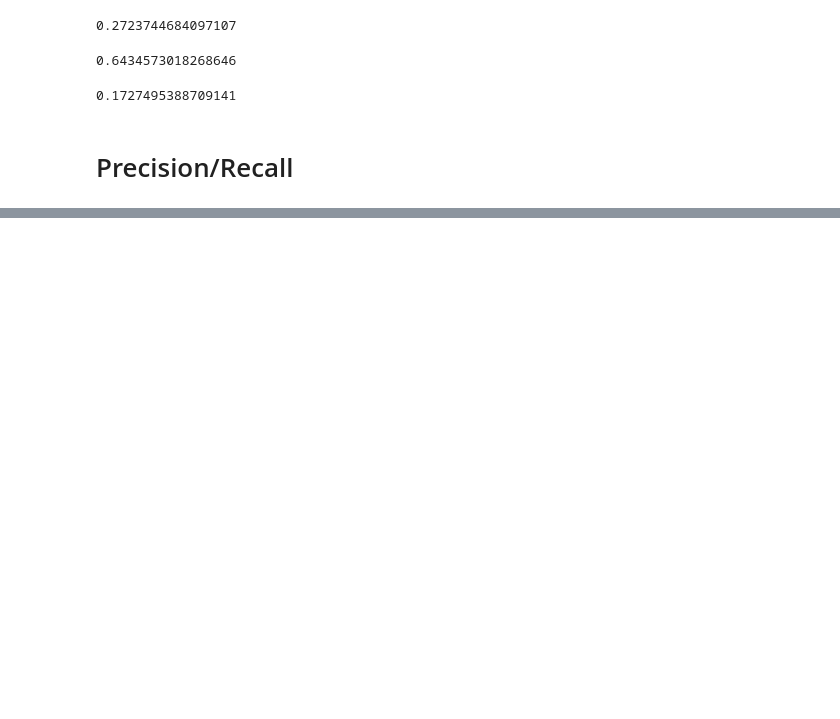
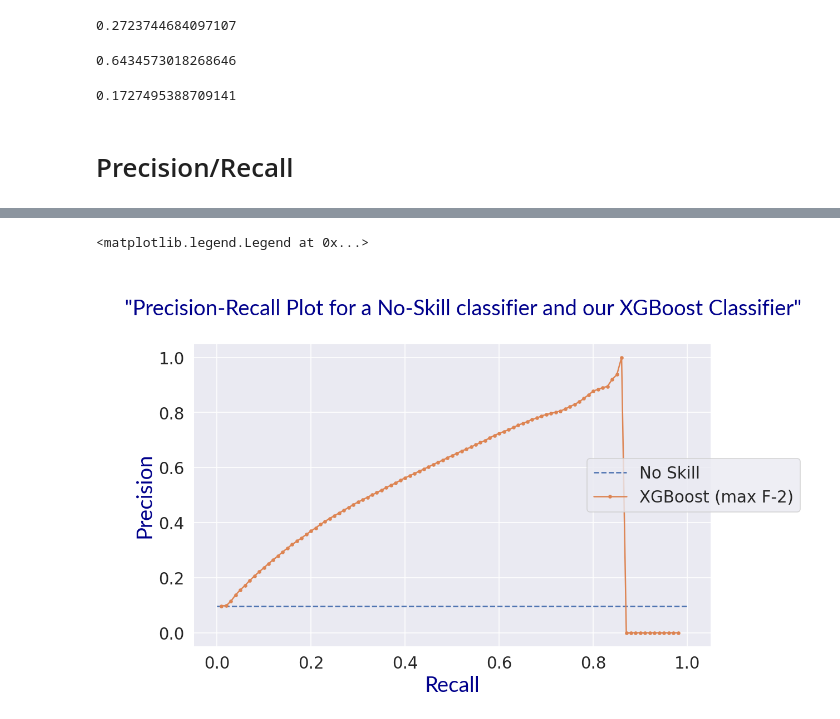
Before and after one commit to edubu2/metis-project3, a Jupyter notebook: code/model_analysis.ipynb, the cells around one changed output, grey strips where cells are left out. Cells and saved outputs as stored; diff of their text form; code cells hidden in the pictures; blank space fills up the shorter version.

```diff
--- a/code/model_analysis.ipynb
+++ b/code/model_analysis.ipynb
@@ -298,0 +343,9 @@ plt.title("Precision-Recall Curve");
+# %%
+#setup precision/recall graph
+
+no_skill = len(y_test[y_test==1]) / len(y_test)
+
+recall = np.array(list(f2_recall_thresholds.keys()))
+precision = np.array(list(f2_precision_thresholds.values()))
+np.nan_to_num(precision, 0)
+recall, precision
@@ -298,0 +370,29 @@ plt.title("Precision-Recall Curve");
+# %%
+label_font = {'family': 'Lato',
+    'color':  'darkblue',
+    'weight': 'normal',
+    'size': 23,
+    }
+
+title_font = {'family': 'Lato',
+    'color':  'darkblue',
+    'weight': 'normal',
+    'size': 27,
+    }
+
+title = """
+    "Precision-Recall Plot for a No-Skill classifier and our XGBoost Classifier"
+    """
+
+ax = plt.figure(figsize=(10, 6), dpi=120)
+
+plt.plot([0, 1], [no_skill, no_skill], linestyle='--', label="No Skill")
+plt.plot(recall, precision, marker='.', label="XGBoost (max F-2)")
+
+plt.title(title, fontdict=label_font)
+plt.xlabel("Recall", fontdict=label_font)
+plt.ylabel("Precision", fontdict=label_font)
+ax.legend(loc='center right')
+# %% [output]
+<matplotlib.legend.Legend at 0x...>
+[figure, added]
```
Also changed, not shown: parts of 20 cells of this notebook.
